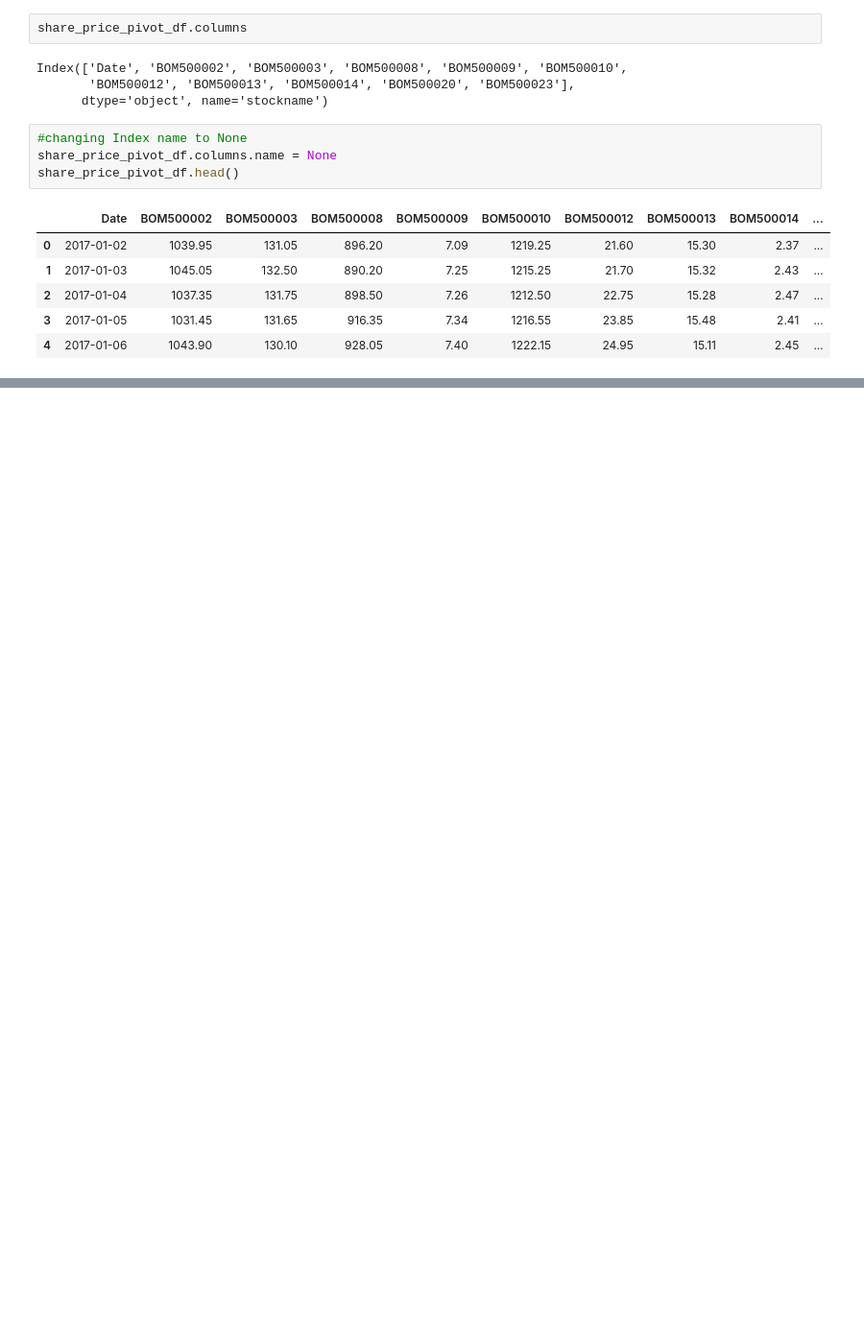
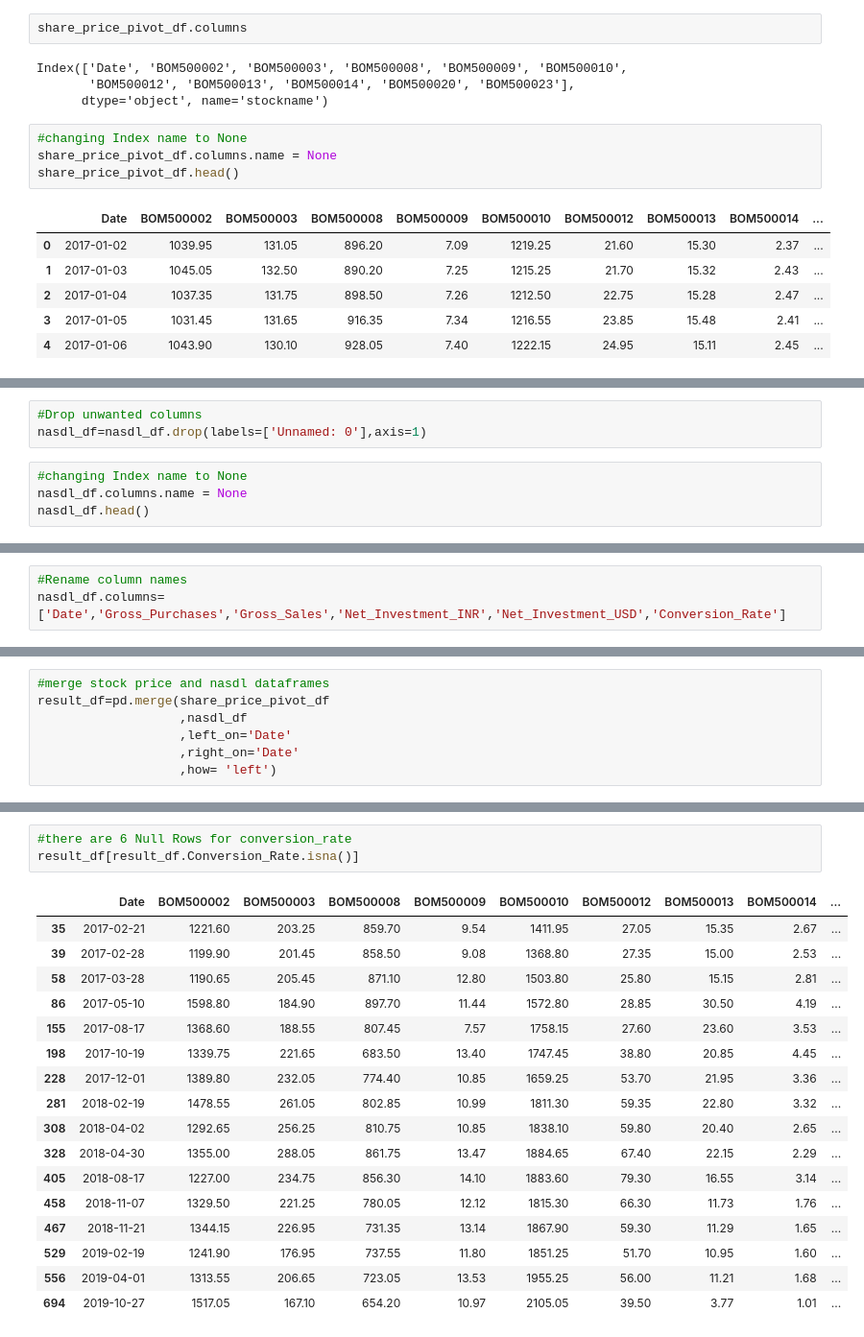
Before and after one commit to santoshgurujula/Springboard, a Jupyter notebook: DataWrangling.ipynb, the cells around one changed output, grey strips where cells are left out. Shown: that part at 96% size. Cells and saved outputs as stored; diff of their text form; blank space fills up the shorter version.

```diff
--- a/DataWrangling.ipynb
+++ b/DataWrangling.ipynb
@@ -111,0 +251,7 @@ share_price_pivot_df.head()
+# %%
+#Drop unwanted columns
+nasdl_df=nasdl_df.drop(labels=['Unnamed: 0'],axis=1)
+# %%
+#changing Index name to None
+nasdl_df.columns.name = None
+nasdl_df.head()
@@ -111,0 +265,3 @@ share_price_pivot_df.head()
+# %%
+#Rename column names
+nasdl_df.columns=['Date','Gross_Purchases','Gross_Sales','Net_Investment_INR','Net_Investment_USD','Conversion_Rate']
@@ -111,0 +282,7 @@ share_price_pivot_df.head()
+# %%
+#merge stock price and nasdl dataframes
+result_df=pd.merge(share_price_pivot_df
+                   ,nasdl_df
+                   ,left_on='Date'
+                   ,right_on='Date'
+                   ,how= 'left')
@@ -111,0 +309,21 @@ share_price_pivot_df.head()
+# %%
+#there are 6 Null Rows for conversion_rate
+result_df[result_df.Conversion_Rate.isna()]
+# %% [output]
+|  | Date | BOM500002 | BOM500003 | BOM500008 | BOM500009 | BOM500010 | BOM500012 | BOM500013 | BOM500014 | ... |
+| 35 | 2017-02-21 | 1221.60 | 203.25 | 859.70 | 9.54 | 1411.95 | 27.05 | 15.35 | 2.67 | ... |
+| 39 | 2017-02-28 | 1199.90 | 201.45 | 858.50 | 9.08 | 1368.80 | 27.35 | 15.00 | 2.53 | ... |
+| 58 | 2017-03-28 | 1190.65 | 205.45 | 871.10 | 12.80 | 1503.80 | 25.80 | 15.15 | 2.81 | ... |
+| 86 | 2017-05-10 | 1598.80 | 184.90 | 897.70 | 11.44 | 1572.80 | 28.85 | 30.50 | 4.19 | ... |
+| 155 | 2017-08-17 | 1368.60 | 188.55 | 807.45 | 7.57 | 1758.15 | 27.60 | 23.60 | 3.53 | ... |
+| 198 | 2017-10-19 | 1339.75 | 221.65 | 683.50 | 13.40 | 1747.45 | 38.80 | 20.85 | 4.45 | ... |
+| 228 | 2017-12-01 | 1389.80 | 232.05 | 774.40 | 10.85 | 1659.25 | 53.70 | 21.95 | 3.36 | ... |
+| 281 | 2018-02-19 | 1478.55 | 261.05 | 802.85 | 10.99 | 1811.30 | 59.35 | 22.80 | 3.32 | ... |
+| 308 | 2018-04-02 | 1292.65 | 256.25 | 810.75 | 10.85 | 1838.10 | 59.80 | 20.40 | 2.65 | ... |
+| 328 | 2018-04-30 | 1355.00 | 288.05 | 861.75 | 13.47 | 1884.65 | 67.40 | 22.15 | 2.29 | ... |
+| 405 | 2018-08-17 | 1227.00 | 234.75 | 856.30 | 14.10 | 1883.60 | 79.30 | 16.55 | 3.14 | ... |
+| 458 | 2018-11-07 | 1329.50 | 221.25 | 780.05 | 12.12 | 1815.30 | 66.30 | 11.73 | 1.76 | ... |
+| 467 | 2018-11-21 | 1344.15 | 226.95 | 731.35 | 13.14 | 1867.90 | 59.30 | 11.29 | 1.65 | ... |
+| 529 | 2019-02-19 | 1241.90 | 176.95 | 737.55 | 11.80 | 1851.25 | 51.70 | 10.95 | 1.60 | ... |
+| 556 | 2019-04-01 | 1313.55 | 206.65 | 723.05 | 13.53 | 1955.25 | 56.00 | 11.21 | 1.68 | ... |
+| 694 | 2019-10-27 | 1517.05 | 167.10 | 654.20 | 10.97 | 2105.05 | 39.50 | 3.77 | 1.01 | ... |
```
Also changed, not shown: parts of 26 cells of this notebook.
